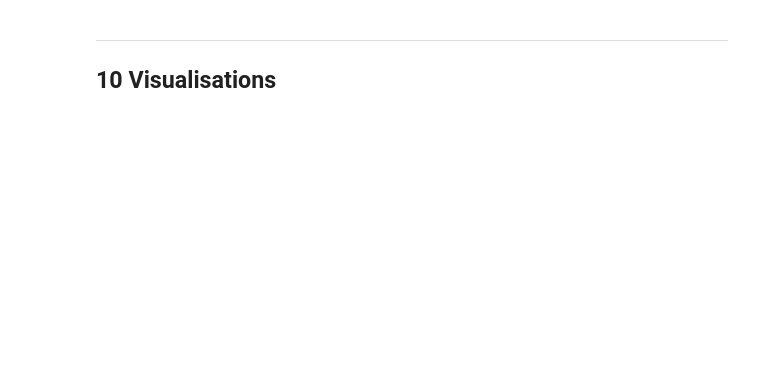
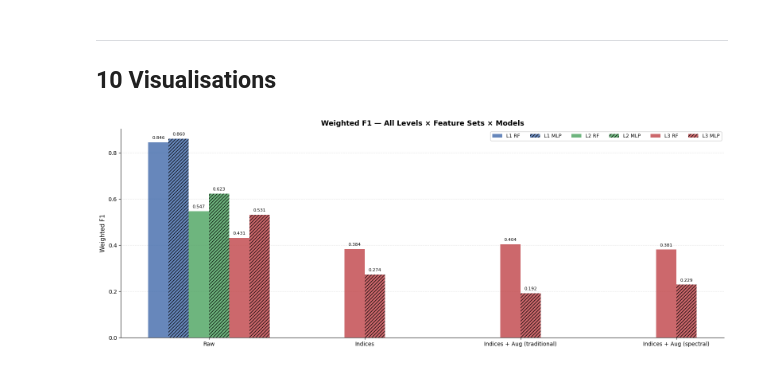
Before and after one commit to m-uceda/BIP2026, a Jupyter notebook: model/model_comp_new.ipynb, the cells around one changed output. Cells and saved outputs as stored; diff of their text form; code cells hidden in the pictures; blank space fills up the shorter version.

Commit message:
results

```diff
--- a/model/model_comp_new.ipynb
+++ b/model/model_comp_new.ipynb
@@ -439,7 +496,7 @@ def class_weights_from_labels(y: np.ndarray, nc: int) -> torch.Tensor:
 # ── MLP training ───────────────────────────────────────────────────────────────
 def train_mlp(X_tr: np.ndarray, y_tr: np.ndarray,
                X_te: np.ndarray, y_te: np.ndarray,
-               nc: int, tag: str = '') -> tuple:
+               nc: int, tag: str = '', return_model: bool = False) -> tuple:
     """Normalise, train ImprovedMLP, return (results_dict, history_dict)."""
     # normalise
     mean = X_tr.mean(axis=0)
@@ -524,6 +581,10 @@ def train_mlp(X_tr: np.ndarray, y_tr: np.ndarray,
             'f1':        f1_score(       y_true, np.argmax(y_prob, 1), average=avg, zero_division=0),
             'mAP':       average_precision_score(np.eye(nc)[y_true], y_prob, average=avg),
         }
+
+    if return_model:
+        return results, history, model
+
     return results, history
 
 
@@ -891,0 +858,67 @@ plt.show()
+# %%
+# ── 10.1  Grouped bar: F1 (weighted) across all combinations ─────────────────
+import matplotlib.pyplot as plt
+import numpy as np
+import os
+from matplotlib.patches import Patch
+
+fs_order    = ['raw', 'indices', 'trad_aug_idx', 'spec_aug_idx']
+fs_labels   = ['Raw', 'Indices', 'Indices + Aug (traditional)', 'Indices + Aug (spectral)']
+lvl_colors  = {1: '#4C72B0', 2: '#55A868', 3: '#C44E52'}
+mdl_hatches = {'RF': '', 'MLP': '////'}
+
+fig, ax = plt.subplots(figsize=(16, 6))
+ax.set_axisbelow(True)
+ax.yaxis.grid(True, alpha=0.3, linestyle='--')
+
+width = 0.13
+added_labels = set()
+
+all_bars = []
+
+for i, fs in enumerate(fs_order):
+    combos = [(lvl, mdl) for lvl in [1, 2, 3] for mdl in ['RF', 'MLP'] if (lvl, fs, mdl) in all_results]
+    n_bars = len(combos)
+    start_offset = - (n_bars / 2 - 0.5) * width
+
+    for j, (lvl, mdl) in enumerate(combos):
+        val = all_results[(lvl, fs, mdl)]['weighted']['f1']
+        x_pos = i + start_offset + j * width
+
+        label = f'L{lvl} {mdl}'
+        bar = ax.bar(
+            x_pos, val, width,
+            label=label if label not in added_labels else "",
+            color=lvl_colors[lvl],
+            hatch=mdl_hatches[mdl],
+            alpha=0.85,
+            zorder=3
+        )
+
+        all_bars.extend(bar)  # ← store bars
+        added_labels.add(label)
+
+for bar in all_bars:
+    h = bar.get_height()
+    ax.text(
+        bar.get_x() + bar.get_width()/2,
+        h + 0.01,
+        f'{h:.3f}',  # ← actual F1 value
+        ha='center',
+        va='bottom',
+        fontsize=8
+    )
+
+ax.set_xticks(range(len(fs_order)))
+ax.set_xticklabels(fs_labels, fontsize=10)
+ax.set_ylabel('Weighted F1', fontsize=11)
+ax.set_title('Weighted F1 — All Levels × Feature Sets × Models', fontsize=13, fontweight='bold')
+ax.legend(fontsize=9, ncol=6, framealpha=0.9, loc='upper right')
+
+ax.spines[['top', 'right']].set_visible(False)
+
+plt.tight_layout()
+plt.savefig(os.path.join(MODEL_DIR, 'comparison_f1_grouped.png'), dpi=150, bbox_inches='tight')
+plt.show()
+# %% [output]
+[figure, added]
```
Also changed, not shown: parts of 16 cells of this notebook, 2 other files.
